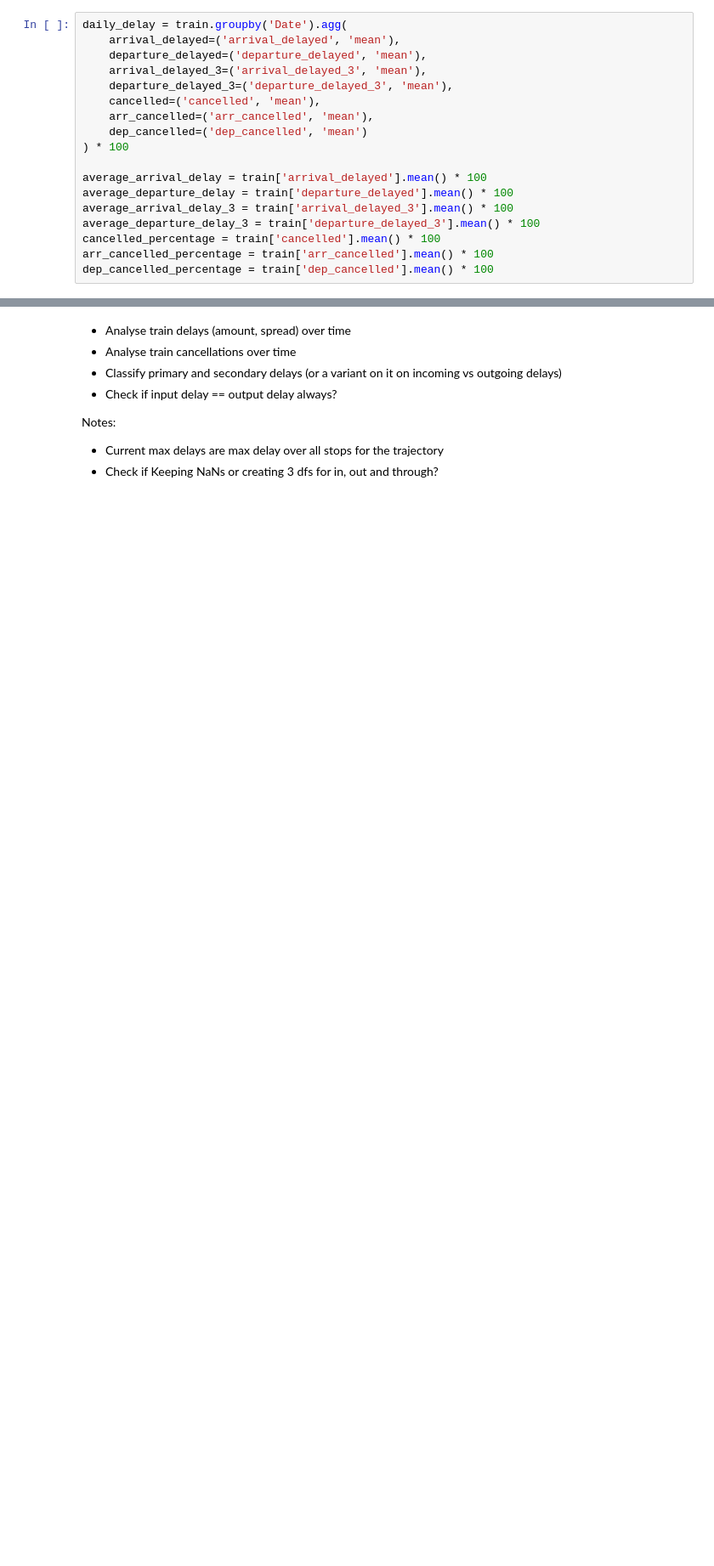
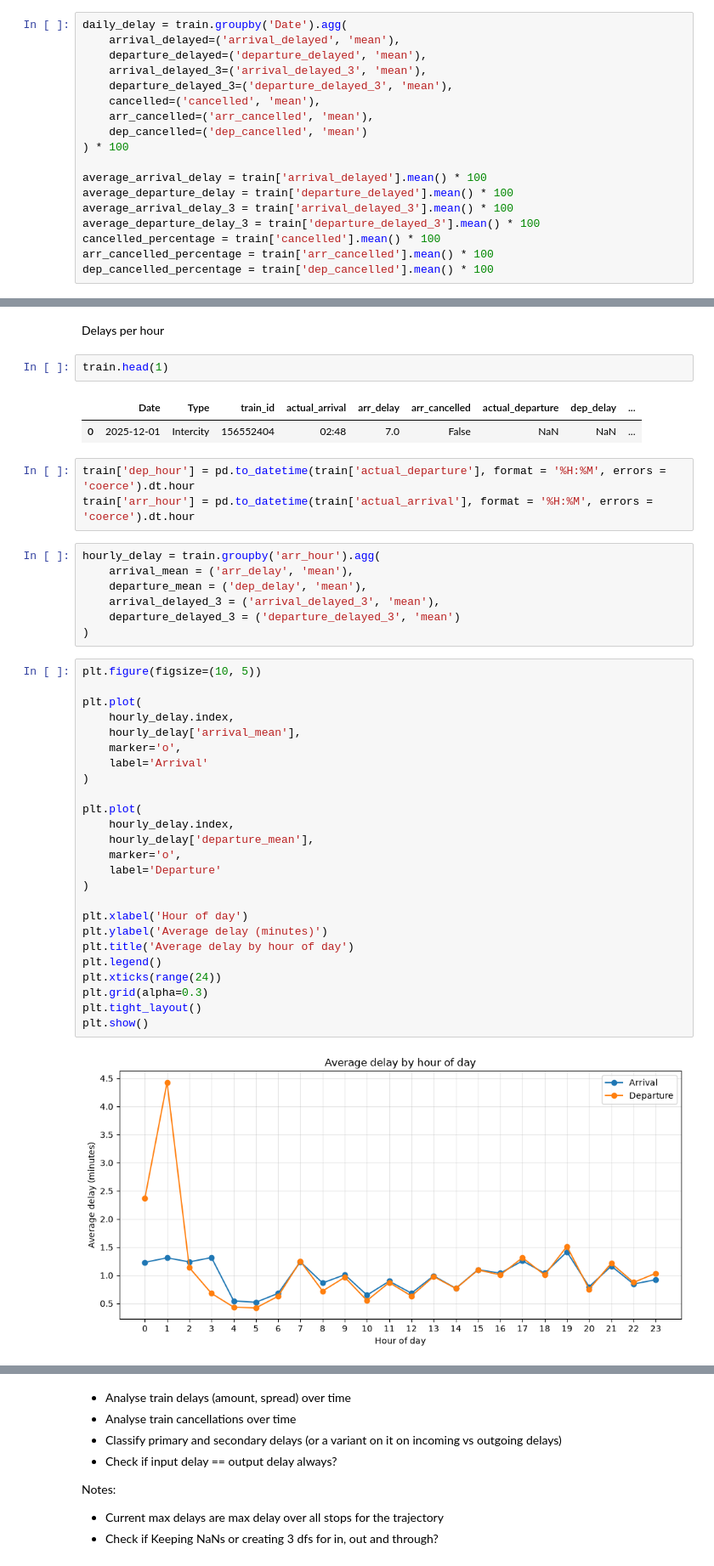
Before and after one commit to nicklj100/group20_til6022_project, a Jupyter notebook: period_selection.ipynb, the cells around one changed output, grey strips where cells are left out. Shown at 85% size. Cells and saved outputs as stored; diff of their text form; blank space fills up the shorter version.

```diff
--- a/period_selection.ipynb
+++ b/period_selection.ipynb
@@ -230,0 +265,44 @@ duplicates
+# %% [markdown]
+Delays per hour
+# %%
+train.head(1)
+# %% [output]
+|  | Date | Type | train_id | actual_arrival | arr_delay | arr_cancelled | actual_departure | dep_delay | ... |
+| 0 | 2025-12-01 | Intercity | 156552404 | 02:48 | 7.0 | False | NaN | NaN | ... |
+# %%
+train['dep_hour'] = pd.to_datetime(train['actual_departure'], format = '%H:%M', errors = 'coerce').dt.hour
+train['arr_hour'] = pd.to_datetime(train['actual_arrival'], format = '%H:%M', errors = 'coerce').dt.hour
+# %%
+hourly_delay = train.groupby('arr_hour').agg(
+    arrival_mean = ('arr_delay', 'mean'),
+    departure_mean = ('dep_delay', 'mean'),
+    arrival_delayed_3 = ('arrival_delayed_3', 'mean'),
+    departure_delayed_3 = ('departure_delayed_3', 'mean')
+)
+# %%
+plt.figure(figsize=(10, 5))
+
+plt.plot(
+    hourly_delay.index,
+    hourly_delay['arrival_mean'],
+    marker='o',
+    label='Arrival'
+)
+
+plt.plot(
+    hourly_delay.index,
+    hourly_delay['departure_mean'],
+    marker='o',
+    label='Departure'
+)
+
+plt.xlabel('Hour of day')
+plt.ylabel('Average delay (minutes)')
+plt.title('Average delay by hour of day')
+plt.legend()
+plt.xticks(range(24))
+plt.grid(alpha=0.3)
+plt.tight_layout()
+plt.show()
+# %% [output]
+[figure, added]
```
Also changed, not shown: parts of 12 cells of this notebook.
